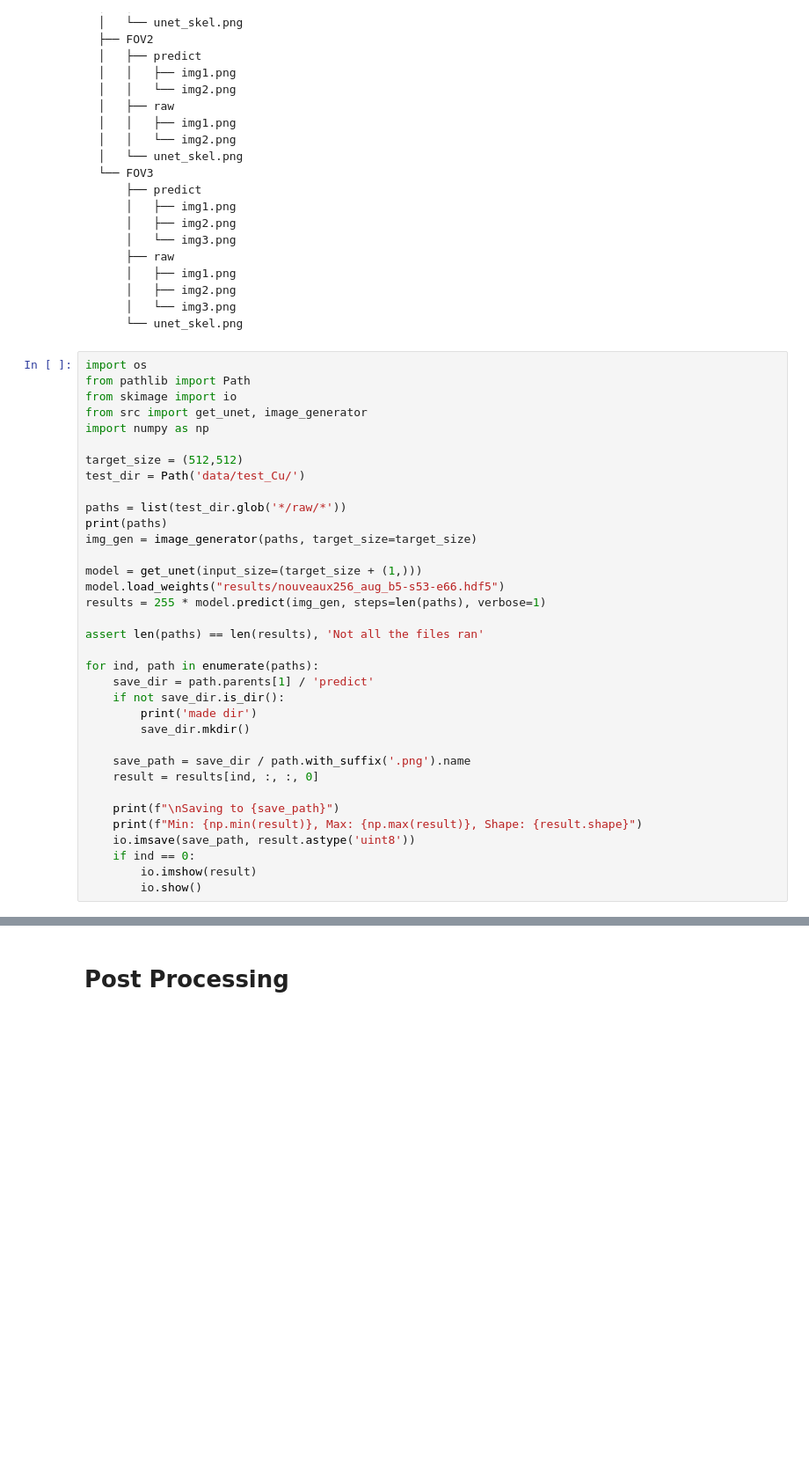
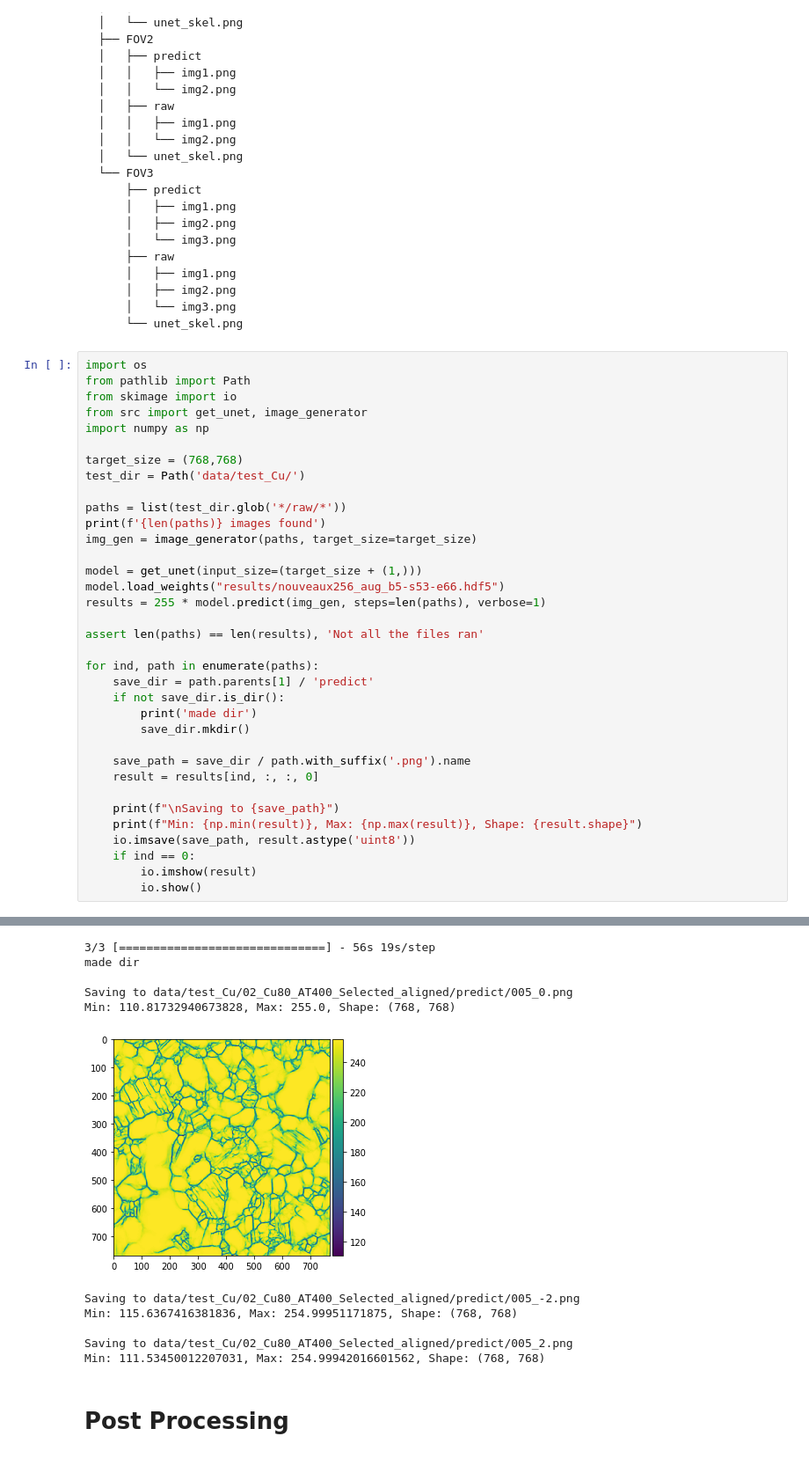
Before and after one commit to xkstein/Grain-U-Net, a Jupyter notebook: main.ipynb, the cells around one changed output, grey strips where cells are left out. Shown at 88% size. Saved outputs shown, nothing was run; the diff lists cells and outputs as text; blank space fills up the shorter version.

```diff
--- a/main.ipynb
+++ b/main.ipynb
@@ -147,11 +186,11 @@ from skimage import io
 from src import get_unet, image_generator
 import numpy as np
 
-target_size = (512,512)
+target_size = (768,768)
 test_dir = Path('data/test_Cu/')
 
 paths = list(test_dir.glob('*/raw/*'))
-print(paths)
+print(f'{len(paths)} images found')
 img_gen = image_generator(paths, target_size=target_size)
 
 model = get_unet(input_size=(target_size + (1,)))
@@ -175,3 +214,4 @@ for ind, path in enumerate(paths):
     if ind == 0:
         io.imshow(result)
         io.show()
+# %% [output]
@@ -178,3 +221,14 @@ for ind, path in enumerate(paths):
+3/3 [==============================] - 56s 19s/step
+made dir
+
+Saving to data/test_Cu/02_Cu80_AT400_Selected_aligned/predict/005_0.png
+Min: 110.81732940673828, Max: 255.0, Shape: (768, 768)
+[figure, added]
+Saving to data/test_Cu/02_Cu80_AT400_Selected_aligned/predict/005_-2.png
+Min: 115.6367416381836, Max: 254.99951171875, Shape: (768, 768)
+
+Saving to data/test_Cu/02_Cu80_AT400_Selected_aligned/predict/005_2.png
+Min: 111.53450012207031, Max: 254.99942016601562, Shape: (768, 768)
 # %% [markdown]
 # Post Processing
 # %%
```
Also changed, not shown: parts of 5 cells of this notebook, 1 other file.
